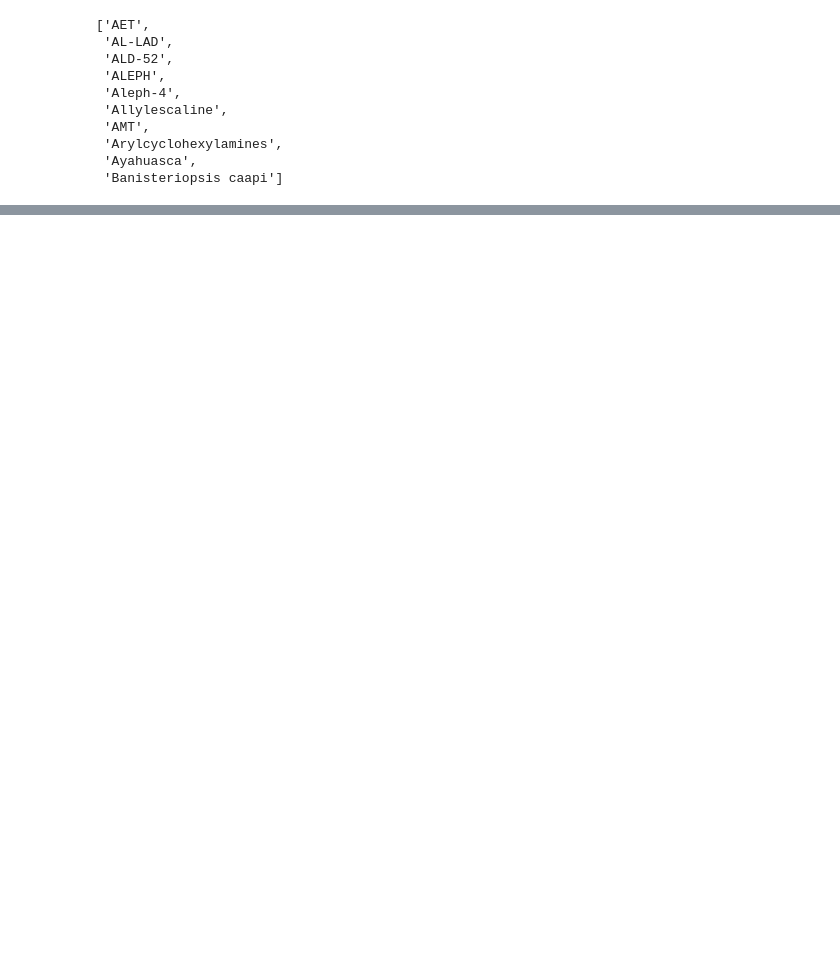
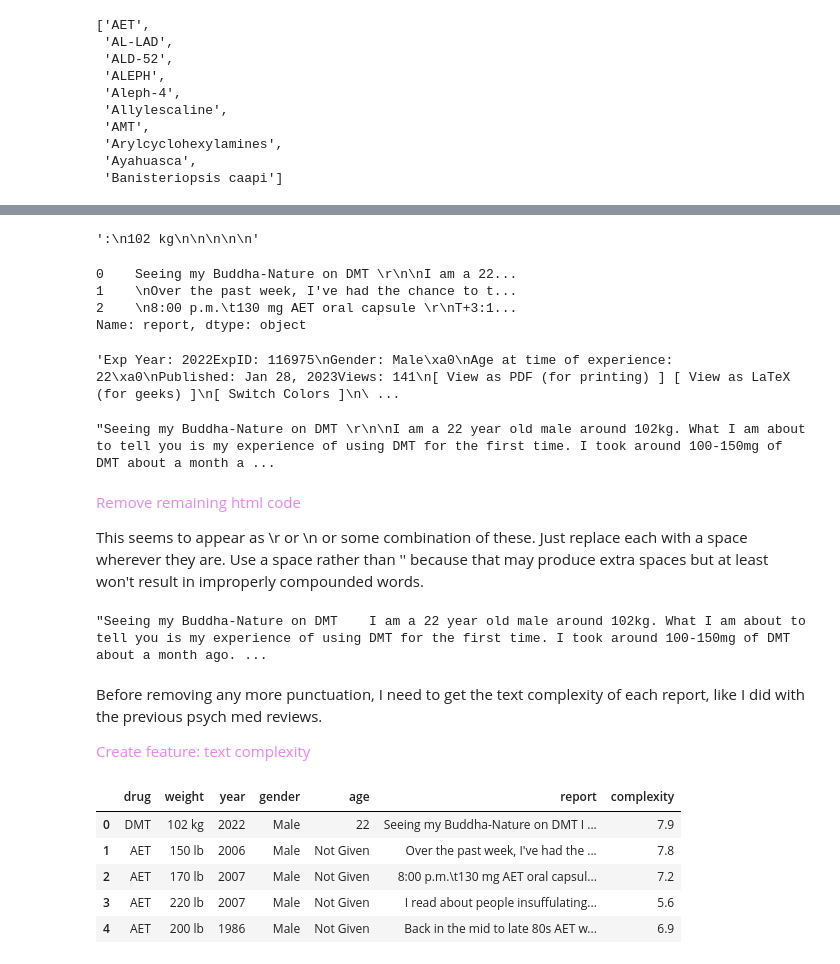
Before and after one commit to fractaldatalearning/psychedelic_efficacy, a Jupyter notebook: notebooks/9-kl-reports-clean-engineer.ipynb, the cells around one changed output, grey strips where cells are left out. Drawn from its saved outputs; the diff is of its cells as text; code cells hidden in the pictures; blank space fills up the shorter version.

Commit message:
erowid text parsing underway

```diff
--- a/notebooks/9-kl-reports-clean-engineer.ipynb
+++ b/notebooks/9-kl-reports-clean-engineer.ipynb
@@ -105,0 +244,77 @@ df.to_csv('../data/processed/erowid_cleaned.csv')
+# %%
+# Looking good so far. Now remove up through the \n\n\n\n\n. Test with the first text first.
+text = df.report[0]
+cut_beg_loc = text.index('\n\n\n\n\n')
+beg_to_cut = text[:cut_beg_loc] + '\n\n\n\n\n'
+beg_to_cut
+# %% [output]
+':\n102 kg\n\n\n\n\n'
+# %%
+# Repeat removal of this substring from the beginning of each review.
+
+for row in tqdm(range(len(df))):
+    text = df.loc[row,'report']
+    cut_beg_idx = text.index('\n\n\n\n\n')
+    beg_to_cut = text[:cut_beg_idx] + '\n\n\n\n\n'
+    new_text = text.replace(beg_to_cut,'')
+    df.loc[row,'report'] = new_text
+
+# check if that worked
+df.report[:3]
+# %% [output]
+0    Seeing my Buddha-Nature on DMT \r\n\nI am a 22...
+1    \nOver the past week, I've had the chance to t...
+2    \n8:00 p.m.\t130 mg AET oral capsule \r\nT+3:1...
+Name: report, dtype: object
+# %%
+# Repeat for cutting off the endings. Start by finding in the first report.
+text = df.report[0]
+cut_end_loc = text.index('Exp Year: ')
+end_to_cut = text[cut_end_loc:]
+end_to_cut
+# %% [output]
+'Exp Year: 2022ExpID: 116975\nGender: Male\xa0\nAge at time of experience: 22\xa0\nPublished: Jan 28, 2023Views: 141\n[ View as PDF (for printing) ] [ View as LaTeX (for geeks) ]\n[ Switch Colors ]\n\ ...
+# %%
+# Remove the tail of all reports
+for row in tqdm(range(len(df))):
+    # Some don't contain the substring
+    try:
+        text = df.loc[row,'report']
+        cut_end_loc = text.index('Exp Year: ')
+        end_to_cut = text[cut_end_loc:]
+        new_text = text.replace(end_to_cut,'')
+        df.loc[row,'report'] = new_text
+    except: pass
+
+# check if that worked
+df.report[0]
+# %% [output]
+"Seeing my Buddha-Nature on DMT \r\n\nI am a 22 year old male around 102kg. What I am about to tell you is my experience of using DMT for the first time. I took around 100-150mg of DMT about a month a ...
+# %% [markdown]
+<font color='violet'> Remove remaining html code
+
+This seems to appear as \r or \n or some combination of these. Just replace each with a space wherever they are. Use a space rather than '' because that may produce extra spaces but at least won't result in improperly compounded words.
+# %%
+for row in tqdm(range(len(df))):
+    text = df.loc[row,'report']
+    remove_rs = text.replace('\r', ' ')
+    remove_ns = remove_rs.replace('\n', ' ')
+    df.loc[row,'report'] = remove_ns
+
+df.report[0]
+# %% [output]
+"Seeing my Buddha-Nature on DMT    I am a 22 year old male around 102kg. What I am about to tell you is my experience of using DMT for the first time. I took around 100-150mg of DMT about a month ago. ...
+# %% [markdown]
+Before removing any more punctuation, I need to get the text complexity of each report, like I did with the previous psych med reviews.
+
+<font color='violet'> Create feature: text complexity
+# %%
+df['complexity'] = df['report'].apply(lambda x : flesch_kincaid_grade(x))
+df.head()
+# %% [output]
+|  | drug | weight | year | gender | age | report | complexity |
+| 0 | DMT | 102 kg | 2022 | Male | 22 | Seeing my Buddha-Nature on DMT I ... | 7.9 |
+| 1 | AET | 150 lb | 2006 | Male | Not Given | Over the past week, I've had the ... | 7.8 |
+| 2 | AET | 170 lb | 2007 | Male | Not Given | 8:00 p.m.\t130 mg AET oral capsul... | 7.2 |
+| 3 | AET | 220 lb | 2007 | Male | Not Given | I read about people insuffulating... | 5.6 |
+| 4 | AET | 200 lb | 1986 | Male | Not Given | Back in the mid to late 80s AET w... | 6.9 |
```
Also changed, not shown: parts of 32 cells of this notebook.
